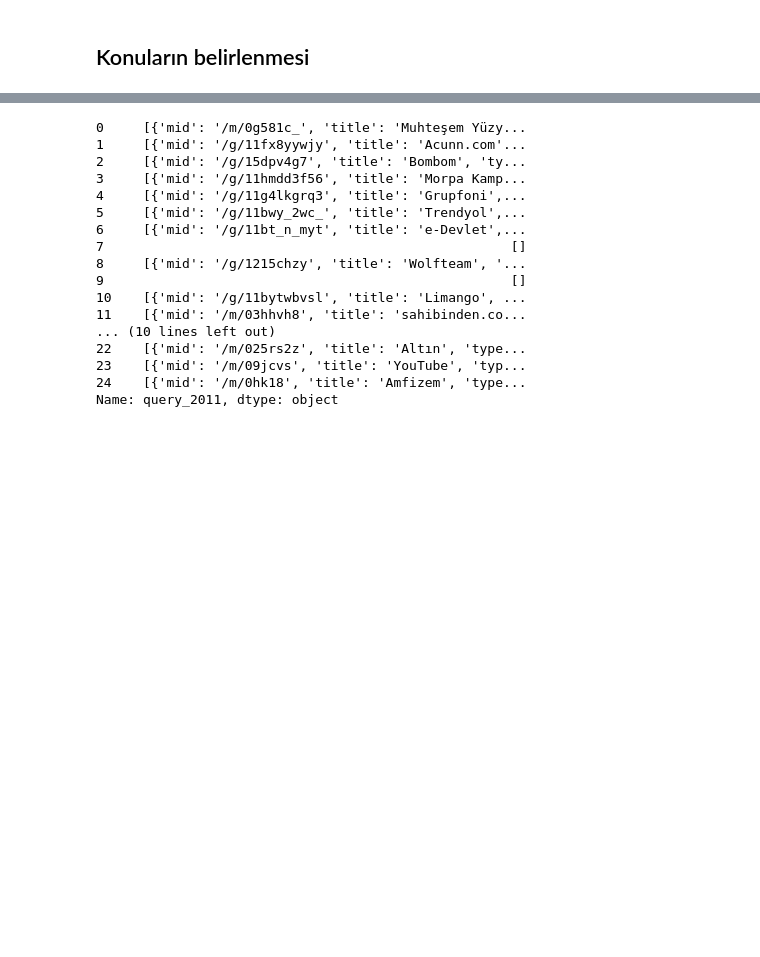
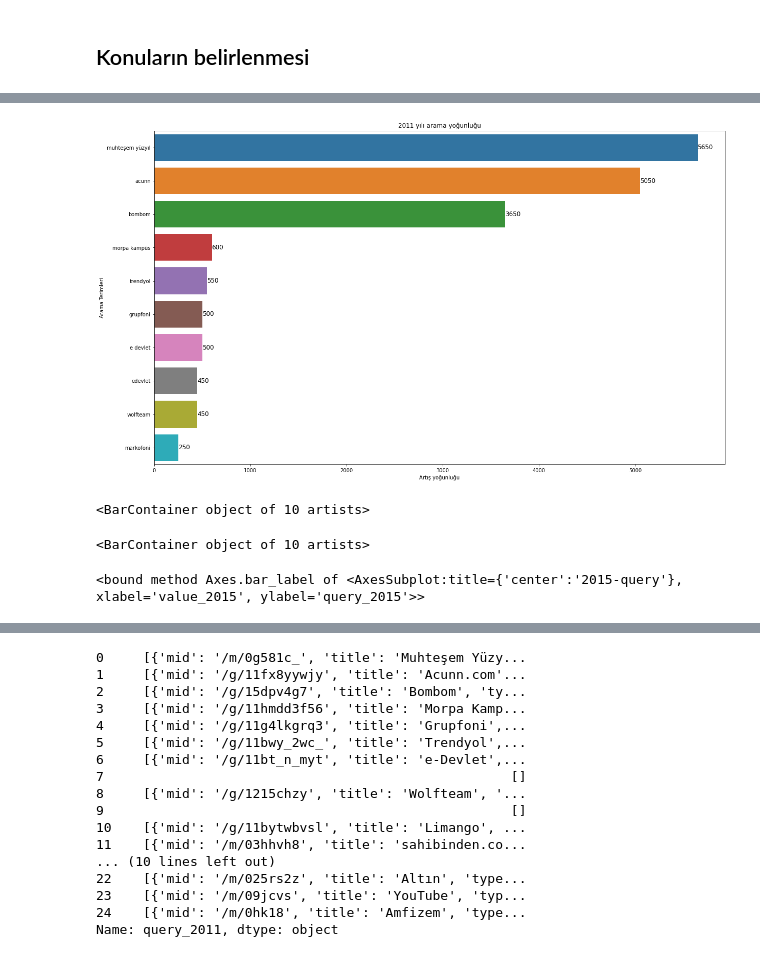
Before and after one commit to muhsinayaz/my-projects, a Jupyter notebook: 01-Data-Analysis-&-Visualization-wPy/03-DAwPy-Google-Search/Google-Search-AnalysiswP.ipynb, the cells around one changed output, grey strips where cells are left out. Cells and saved outputs as stored; diff of their text form; code cells hidden in the pictures; blank space fills up the shorter version.

```diff
--- a/01-Data-Analysis-&-Visualization-wPy/03-DAwPy-Google-Search/Google-Search-AnalysiswP.ipynb
+++ b/01-Data-Analysis-&-Visualization-wPy/03-DAwPy-Google-Search/Google-Search-AnalysiswP.ipynb
@@ -501,0 +451,21 @@ ax.bar_label(ax.containers[0], color="black", size=12);
+# %%
+fig, ax = plt.subplots(figsize=(20,12))
+sns.barplot(y=queries_rise["query_2011"][:10], x=queries_rise["value_2011"][:10])
+ax.set_xlabel("Artış yoğunluğu")
+ax.set_ylabel("Arama Terimleri")
+ax.set_title("2011 yılı arama yoğunluğu")
+ax.bar_label(ax.containers[0], color="black", size=12);
+# %% [output]
+[figure, added]
+# %%
+ax.containers[0]
+# %% [output]
+<BarContainer object of 10 artists>
+# %%
+axes[0][0].containers[0]
+# %% [output]
+<BarContainer object of 10 artists>
+# %%
+axes[0][0].bar_label
+# %% [output]
+<bound method Axes.bar_label of <AxesSubplot:title={'center':'2015-query'}, xlabel='value_2015', ylabel='query_2015'>>
```
Also changed, not shown: parts of 67 cells of this notebook, 7 other files.
